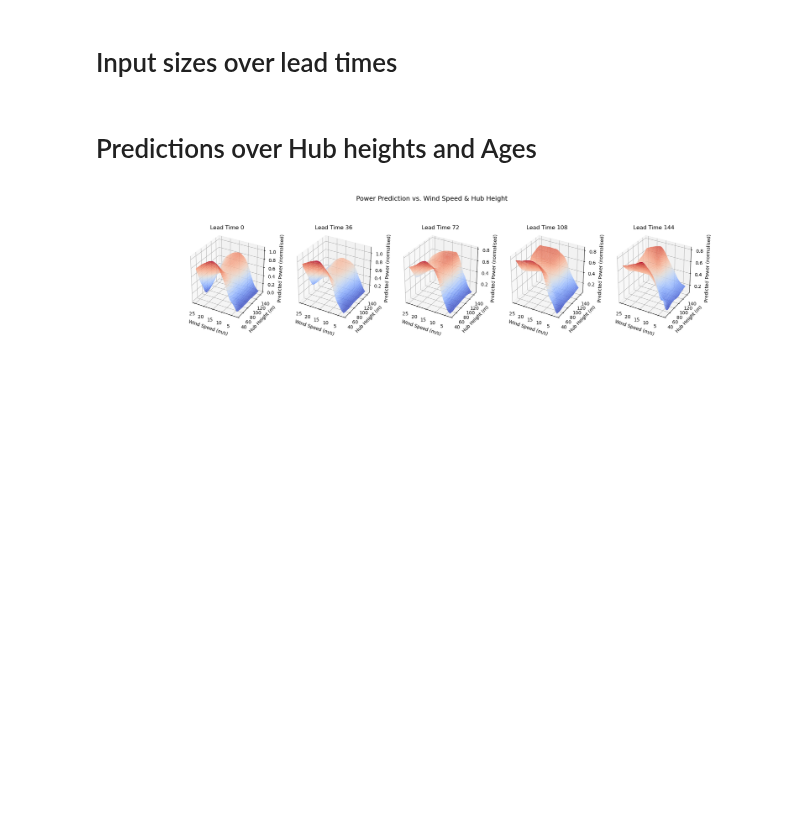
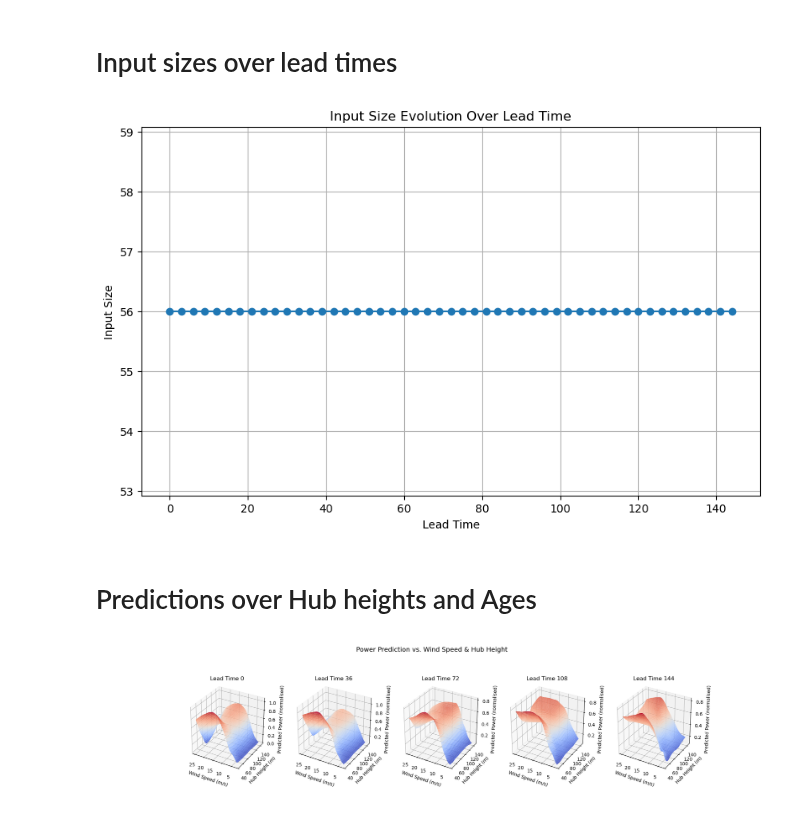
Before and after one commit to el-gif/Webapp, a Jupyter notebook: modelC/Figures_modelC.ipynb, the cells around one changed output. Saved outputs shown, nothing was run; the diff lists cells and outputs as text; code cells hidden in the pictures; blank space fills up the shorter version.

```diff
--- a/modelC/Figures_modelC.ipynb
+++ b/modelC/Figures_modelC.ipynb
@@ -267,19 +3,24 @@ plot_loss_evolution(train_mse_losses, test_mse_losses, model_a_mse_train, model_
 # %%
 import joblib
 import matplotlib.pyplot as plt
+
+metrics_model_C = joblib.load("parameters/metrics.pkl")
+lead_times = sorted([key for key in metrics_model_C.keys()])
 
 input_sizes = joblib.load("parameters/input_sizes.pkl")
 
 # Plot input_sizes over lead time
 input_sizes_values = [input_sizes[lt] for lt in lead_times]
 
 plt.figure(figsize=(10, 6))
 plt.plot(lead_times, input_sizes_values, marker="o", linestyle="solid")
 plt.xlabel("Lead Time")
 plt.ylabel("Input Size")
 plt.title("Input Size Evolution Over Lead Time")
 plt.grid(True)
 plt.show()
+# %% [output]
+[figure, added]
 # %% [markdown]
 <h1>Predictions over Hub heights and Ages
 # %%
```
Also changed, not shown: parts of 4 cells of this notebook, 21 other files.
